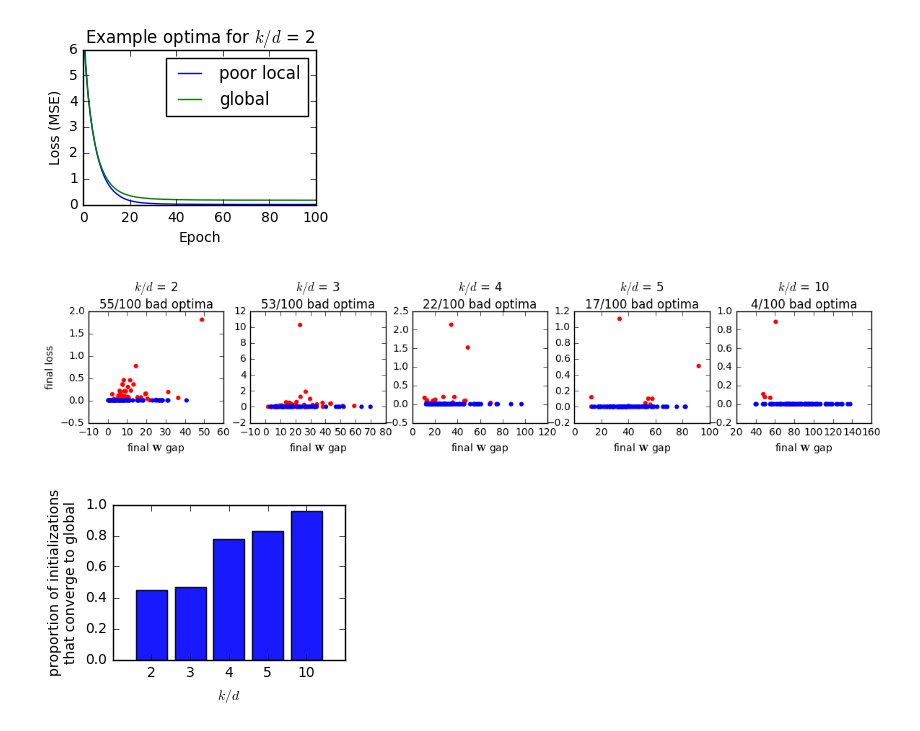
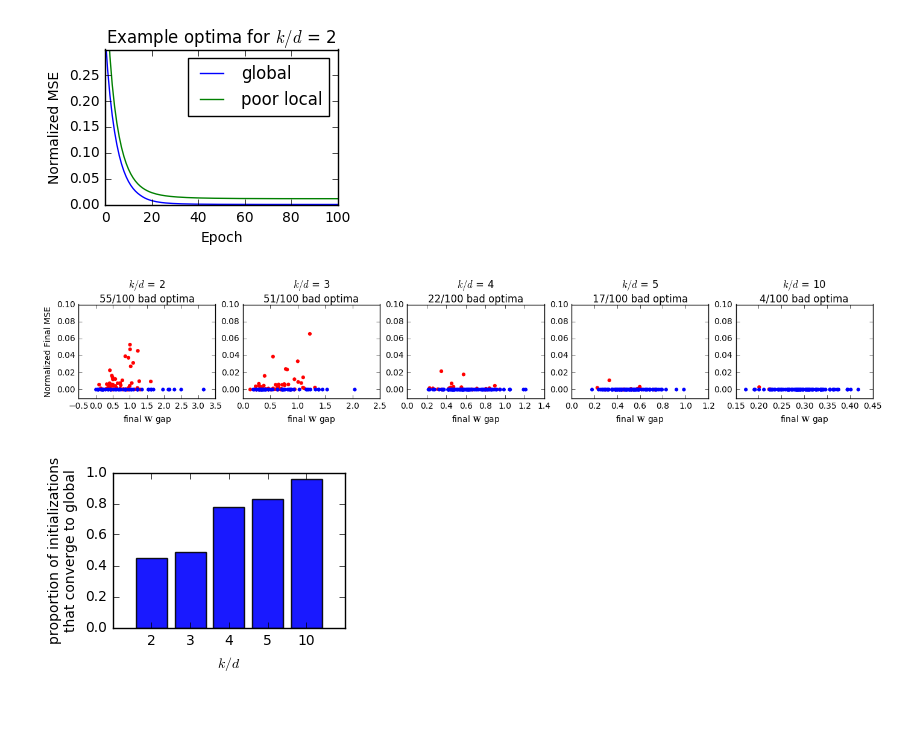
Before and after one commit to jessemzhang/porcupine_neural_networks, a Jupyter notebook: PNN_degreeone_experiments.ipynb, the cells around one changed output. Drawn from its saved outputs; the diff is of its cells as text; code cells hidden in the pictures.

```diff
--- a/PNN_degreeone_experiments.ipynb
+++ b/PNN_degreeone_experiments.ipynb
@@ -134,10 +138,0 @@ outputs_2 = pickle.load(file('%ssparse_structure_1_p%s_numepochs%s/outputs_2.pic
-# %%
-# First look at some random training curves to make sure we've converged
-plt.figure(figsize=(16,20))
-ind = 1
-for i in list_r:
-    for j in np.sort(np.random.choice(range(num_sims),5,replace=False)):
-        plt.subplot(len(list_r),5,ind)
-        plt.plot(outputs[i][j][0])
-        plt.title('r = %s, sim %s, final = %.2f'%(i,j,outputs[i][j][0][-1]))
-        ind += 1
@@ -147,47 +140,48 @@ for i in list_r:
 # a.
 
 plt.figure(figsize=(3,2))
-plt.plot(outputs_2[0][0],label='poor local')
-plt.plot(outputs_2[1][0],label='global')
+plt.plot(outputs_2[0][0]/Ys[2][0],label='global')
+plt.plot(outputs_2[1][0]/Ys[2][1],label='poor local')
 plt.xlim([0,100])
 # plt.xscale('log')
-plt.ylim([-0,6])
+plt.ylim([-0,0.3])
 plt.xlabel('Epoch')
-plt.ylabel('Loss (MSE)')
+plt.ylabel('Normalized MSE')
 plt.title('Example optima for $k/d$ = 2')
 plt.legend()
-plt.savefig('Figures/fig1a_LossDuringTraining.pdf',
+plt.savefig('Figures/fig11a_LossDuringTraining.pdf',
             format='pdf', dpi=500, bbox_inches='tight')
 
 # b.
 
 prop_global_optima = []
-plt.figure(figsize=(14,2))
+plt.figure(figsize=(17,2))
 for ii,r in enumerate([2,3,4,5,10]):
     plt.subplot(1,5,ii+1)
-    final_losses = np.array([outputs[r][i][-2] for i in range(num_sims)])
-    final_w_gaps = np.array([outputs[r][i][-1] for i in range(num_sims)])
+    final_losses = np.array([outputs[r][i][-2]/Ys[r][i] for i in range(num_sims)])
+    final_w_gaps = np.array([outputs[r][i][-1]/Ys[r][i]  for i in range(num_sims)])
     inds = final_losses > 1e-6
     prop_global_optima.append(1-float(np.sum(inds))/len(final_losses))
     plt.scatter(final_w_gaps[inds],final_losses[inds],c='r',edgecolor='none')
     plt.scatter(final_w_gaps[np.logical_not(inds)],final_losses[np.logical_not(inds)],edgecolor='none')
     plt.title('$k/d$ = %s\n%s/%s bad optima'%(r,np.sum(inds),len(inds)))
+    plt.ylim(-0.01,0.1)
     plt.xlabel('final $\mathbf{W}$ gap')
-    if ii == 0: plt.ylabel('final loss')
-plt.savefig('Figures/fig1b_lossesForDifferentr.pdf',
+    if ii == 0: plt.ylabel('Normalized Final MSE')
+plt.savefig('Figures/fig11b_lossesForDifferentr.pdf',
             format='pdf', dpi=500, bbox_inches='tight')
 
 # c.
 
 plt.figure(figsize=(3,2))
 plt.bar(np.arange(5),prop_global_optima,align='center',alpha=0.9)
 plt.xticks(np.arange(5),('2','3','4','5','10'))
 plt.ylim(0,1)
 plt.xlabel('$k/d$')
 plt.ylabel('proportion of initializations\nthat converge to global')
-plt.savefig('Figures/fig1c_propOfGlobalOptFound.pdf',
+plt.savefig('Figures/fig11c_propOfGlobalOptFound.pdf',
             format='pdf', dpi=500, bbox_inches='tight')
 # %% [output]
-[figure, old version]
+[figure, new version]
-[figure, old version]
+[figure, new version]
-[figure, old version]
+[figure, new version]
```
Also changed, not shown: parts of 4 cells of this notebook, 1 other file.
